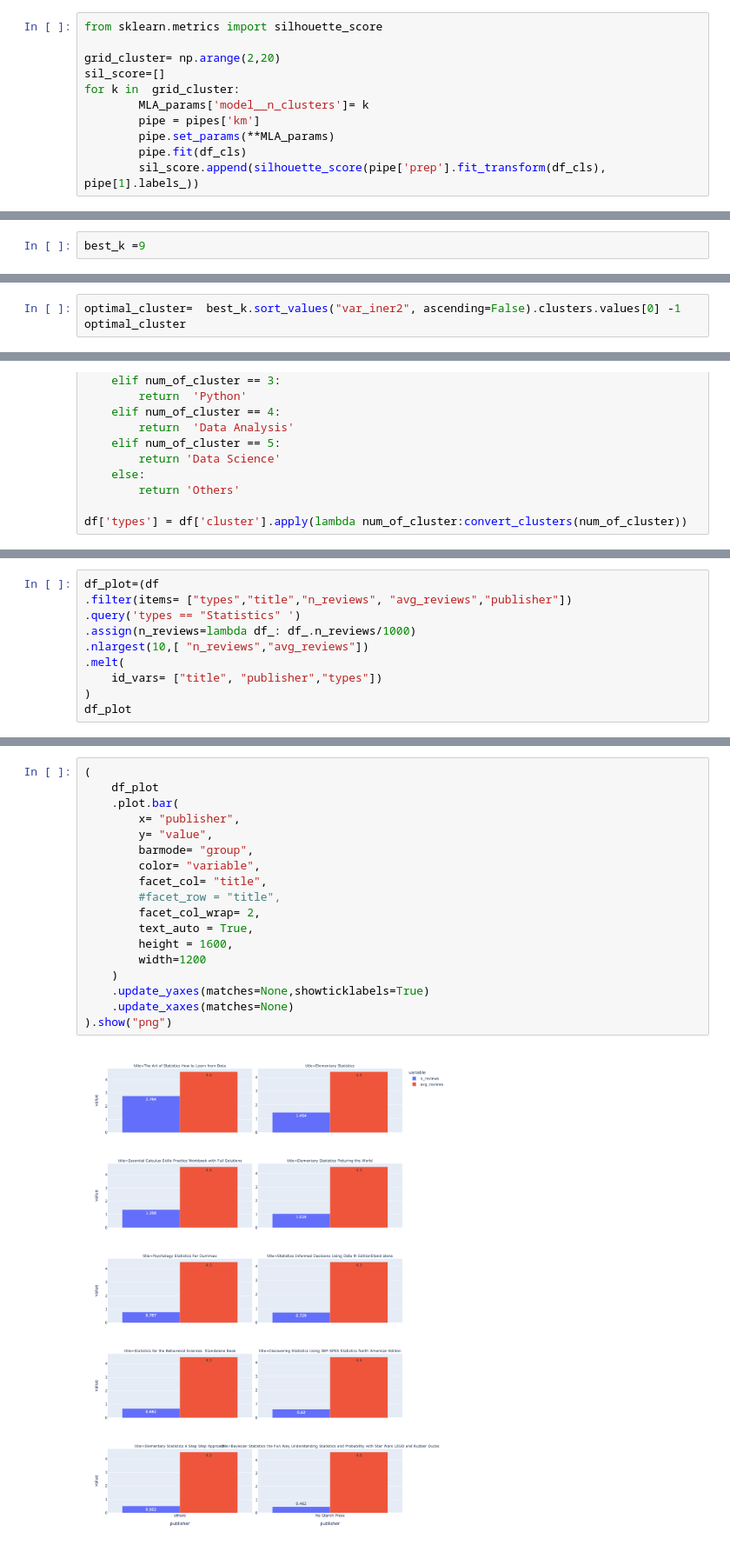
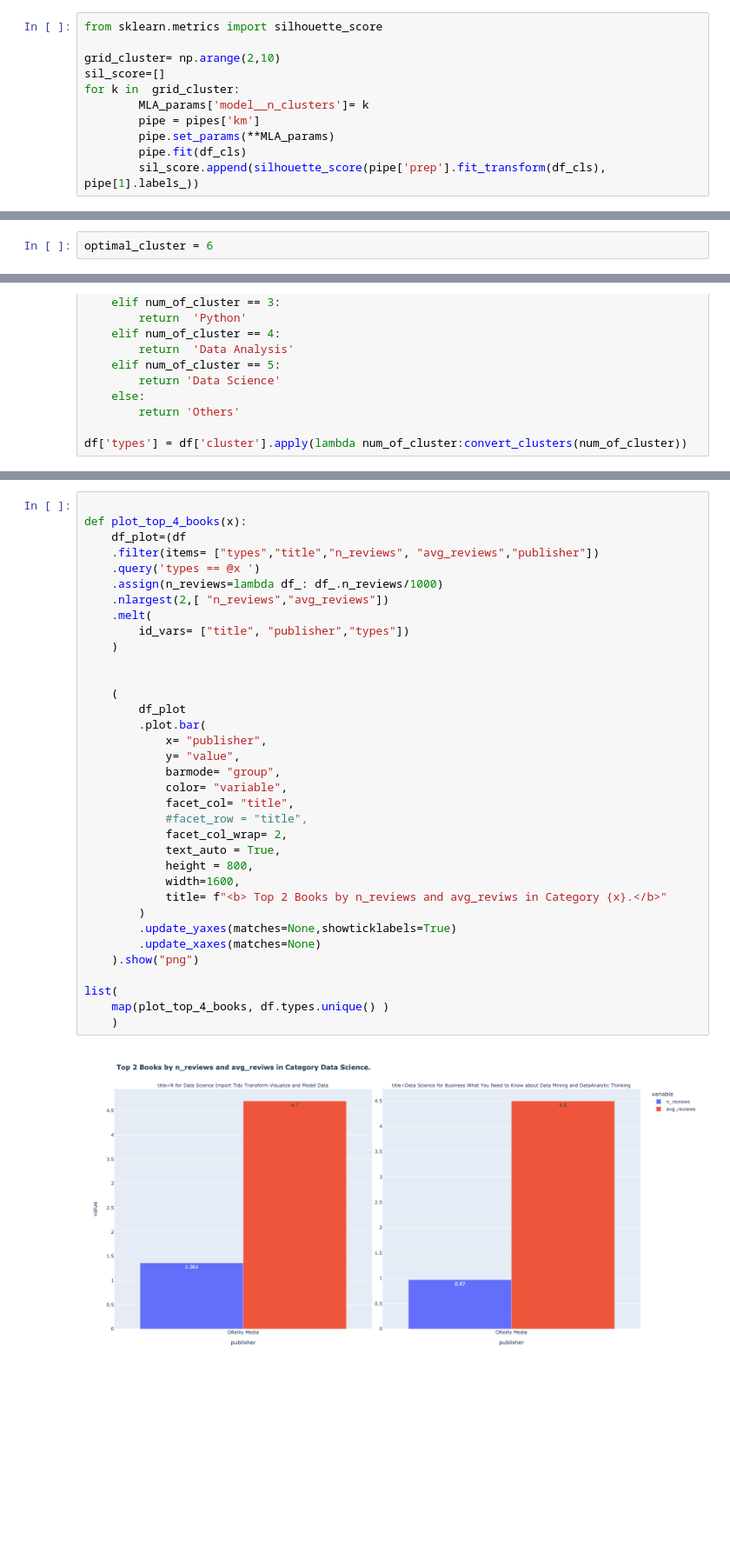
Before and after one commit to WaleedIdrees/python_code, a Jupyter notebook: clustering/cluster_dsbooks_and_kmeans_code.ipynb, the cells around one changed output, grey strips where cells are left out. Shown at 87% size. Cells and saved outputs as stored; diff of their text form; blank space fills up the shorter version.

```diff
--- a/clustering/cluster_dsbooks_and_kmeans_code.ipynb
+++ b/clustering/cluster_dsbooks_and_kmeans_code.ipynb
@@ -620,7 +546,7 @@ for k in  grid_cluster:
 # %%
 from sklearn.metrics import silhouette_score
 
-grid_cluster= np.arange(2,20)
+grid_cluster= np.arange(2,10)
 sil_score=[]
 for k in  grid_cluster:
         MLA_params['model__n_clusters']= k
@@ -662,2 +577,2 @@ px.line (x=grid_cluster, y=inertia_score,  width=1600, height= 800).show("png")
 # %%
-best_k =9
+optimal_cluster = 6
@@ -702,3 +578,0 @@ best_k.sort_values("var_iner2", ascending=False)#.clusters.values[0]
-# %%
-optimal_cluster=  best_k.sort_values("var_iner2", ascending=False).clusters.values[0] -1
-optimal_cluster
@@ -843,13 +699,3 @@ df.head()
 | 2 | Fundamentals of Data Engineering ... | Joe Reis,Matt Housley | 50.76 | 446.0 | 5.0 | 33 | 0.96 | 0.04 | 0.00 | 0.00 | ... |
 | 3 | Essential Math for Data Science T... | Thomas Nield | 44.80 | 347.0 | 4.5 | 27 | 0.79 | 0.05 | 0.05 | 0.05 | ... |
 | 4 | Data Science for Business What Yo... | Foster Provost,Tom Fawcett | 36.99 | 413.0 | 4.5 | 970 | 0.71 | 0.15 | 0.08 | 0.03 | ... |
-# %%
-df_plot=(df
-.filter(items= ["types","title","n_reviews", "avg_reviews","publisher"])
-.query('types == "Statistics" ')
-.assign(n_reviews=lambda df_: df_.n_reviews/1000)
-.nlargest(10,[ "n_reviews","avg_reviews"])
-.melt(
-    id_vars= ["title", "publisher","types"])
-)
-df_plot
@@ -874,20 +702,37 @@ df_plot
 # %%
-(
-    df_plot
-    .plot.bar(
-        x= "publisher",
-        y= "value",
-        barmode= "group",
-        color= "variable",
-        facet_col= "title",
-        #facet_row = "title",
-        facet_col_wrap= 2,
-        text_auto = True,
-        height = 1600,
-        width=1200
+
+def plot_top_4_books(x):
+    df_plot=(df
+    .filter(items= ["types","title","n_reviews", "avg_reviews","publisher"])
+    .query('types == @x ')
+    .assign(n_reviews=lambda df_: df_.n_reviews/1000)
+    .nlargest(2,[ "n_reviews","avg_reviews"])
+    .melt(
+        id_vars= ["title", "publisher","types"])
     )
-    .update_yaxes(matches=None,showticklabels=True)
-    .update_xaxes(matches=None)
-).show("png")
+
+
+    (
+        df_plot
+        .plot.bar(
+            x= "publisher",
+            y= "value",
+            barmode= "group",
+            color= "variable",
+            facet_col= "title",
+            #facet_row = "title",
+            facet_col_wrap= 2,
+            text_auto = True,
+            height = 800,
+            width=1600,
+            title= f"<b> Top 2 Books by n_reviews and avg_reviws in Category {x}.</b>"
+        )
+        .update_yaxes(matches=None,showticklabels=True)
+        .update_xaxes(matches=None)
+    ).show("png")
+
+list(
+    map(plot_top_4_books, df.types.unique() )
+    )
 # %% [output]
-[figure, old version]
+[figure, new version]
```
Also changed, not shown: parts of 33 cells of this notebook, 1 other file.
